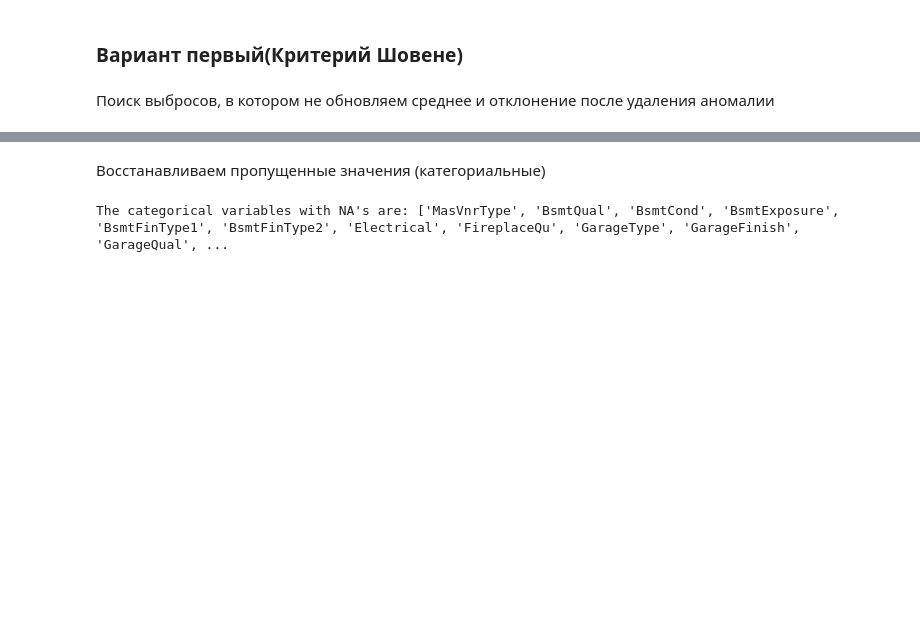
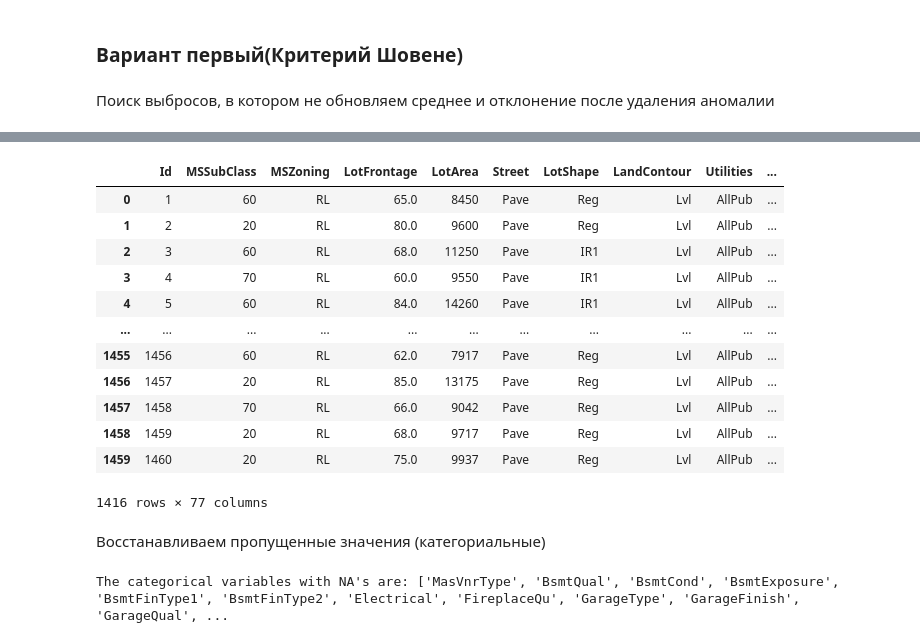
Before and after one commit to Stuksus/House-Prices, a Jupyter notebook: house.ipynb, the cells around one changed output, grey strips where cells are left out. Cells and saved outputs as stored; diff of their text form; code cells hidden in the pictures; blank space fills up the shorter version.

```diff
--- a/house.ipynb
+++ b/house.ipynb
@@ -292,8 +325,9 @@ def cheking_and_del_lite(global_series):
                 mass_index.append(index)
                 series=series.drop(index)
                 count+=1
+
         series=pd.Series(series.tolist())
-    return [global_series[i] for i in mass_index]
+    return[i for  i in range(len(global_series)) if i not in mass_index]
 # %%
 cheking_and_del_lite(ma)#пример работы, выводит последовательность без выбросов
 # %% [output]
@@ -324,0 +360,14 @@ cheking_and_del(ma)#пример работы, выводит последова
+# %%
+mass=['LotFrontage','LotArea','MasVnrArea','BsmtFinSF1','BsmtFinSF2','BsmtUnfSF','TotalBsmtSF','1stFlrSF',
+       '2ndFlrSF', 'LowQualFinSF', 'GrLivArea', 'BsmtFullBath',
+       'BsmtHalfBath', 'FullBath', 'HalfBath', 'BedroomAbvGr',
+       'KitchenAbvGr', 'TotRmsAbvGrd','Fireplaces','GarageCars', 'GarageArea','WoodDeckSF','OpenPorchSF',
+       'EnclosedPorch', '3SsnPorch', 'ScreenPorch', 'PoolArea','SalePrice']
+# %%
+for i in mass:
+    mass_to_del=[]
+    index_del=cheking_and_del_lite(df_no_NA[i].tolist())
+    for i in index_del:
+        if i not in mass_to_del:
+            mass_to_del.append(i)
+df_no_NA.drop(mass_to_del,axis=0,inplace=True)
@@ -325,3 +392,19 @@ cheking_and_del(ma)#пример работы, выводит последова
+# %%
+df_no_NA
+# %% [output]
+|  | Id | MSSubClass | MSZoning | LotFrontage | LotArea | Street | LotShape | LandContour | Utilities | ... |
+| 0 | 1 | 60 | RL | 65.0 | 8450 | Pave | Reg | Lvl | AllPub | ... |
+| 1 | 2 | 20 | RL | 80.0 | 9600 | Pave | Reg | Lvl | AllPub | ... |
+| 2 | 3 | 60 | RL | 68.0 | 11250 | Pave | IR1 | Lvl | AllPub | ... |
+| 3 | 4 | 70 | RL | 60.0 | 9550 | Pave | IR1 | Lvl | AllPub | ... |
+| 4 | 5 | 60 | RL | 84.0 | 14260 | Pave | IR1 | Lvl | AllPub | ... |
+| ... | ... | ... | ... | ... | ... | ... | ... | ... | ... | ... |
+| 1455 | 1456 | 60 | RL | 62.0 | 7917 | Pave | Reg | Lvl | AllPub | ... |
+| 1456 | 1457 | 20 | RL | 85.0 | 13175 | Pave | Reg | Lvl | AllPub | ... |
+| 1457 | 1458 | 70 | RL | 66.0 | 9042 | Pave | Reg | Lvl | AllPub | ... |
+| 1458 | 1459 | 20 | RL | 68.0 | 9717 | Pave | Reg | Lvl | AllPub | ... |
+| 1459 | 1460 | 20 | RL | 75.0 | 9937 | Pave | Reg | Lvl | AllPub | ... |
+1416 rows × 77 columns
 # %% [markdown]
 Восстанавливаем пропущенные значения (категориальные)
 # %%
```
Also changed, not shown: parts of 9 cells of this notebook.
